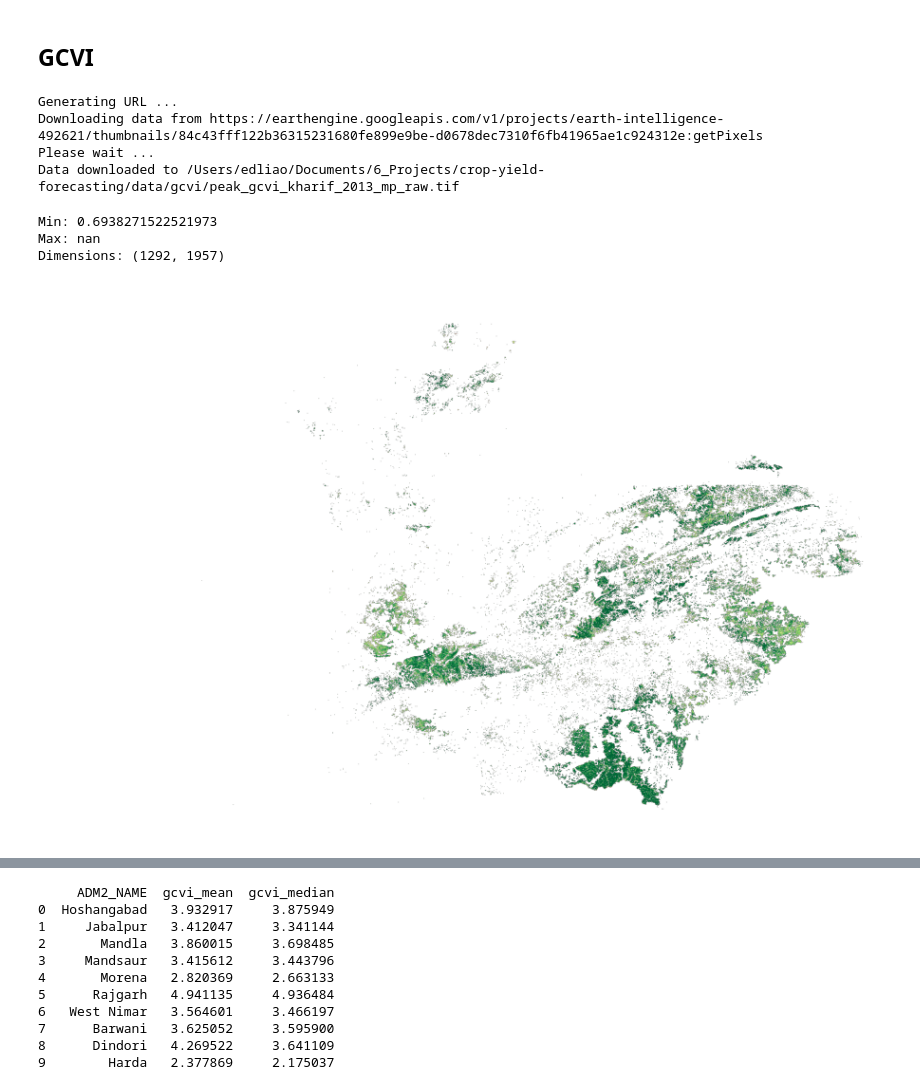
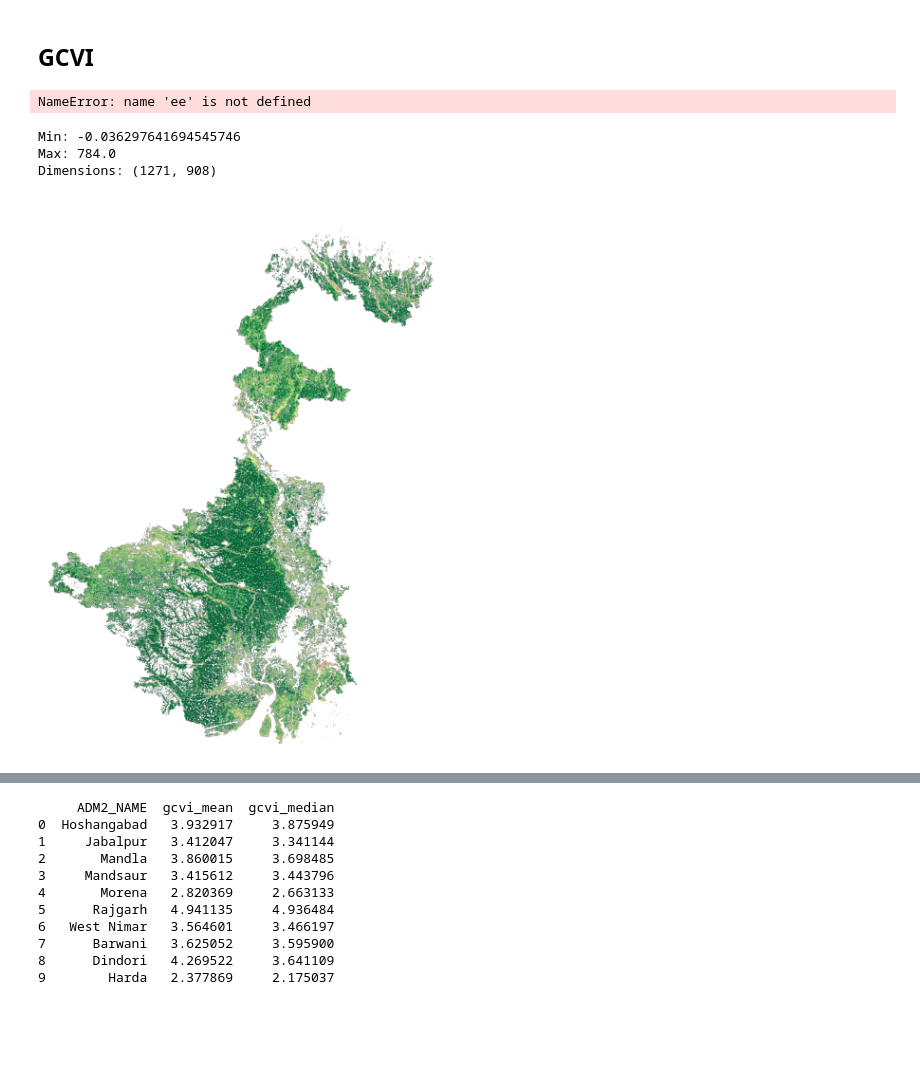
Before and after one commit to edrian-liao/crop-yield-forecasting, a Jupyter notebook: notebooks/data/madhyaPradesh.ipynb, the cells around one changed output, grey strips where cells are left out. Drawn from its saved outputs; the diff is of its cells as text; code cells hidden in the pictures; blank space fills up the shorter version.

```diff
--- a/notebooks/data/madhyaPradesh.ipynb
+++ b/notebooks/data/madhyaPradesh.ipynb
@@ -29,7 +29,7 @@ years = [2013]#
 types = ['raw']#, 'esa']#, 'gsv']
 
 for year, type in product(years, types):
-    peak_gcvi_ = ee.Image(f'projects/earth-intelligence-492621/assets/peak_gcvi_kharif_{year}_mp_{type}')
+    peak_gcvi_ = ee.Image(f'projects/earth-intelligence-492621/assets/peak_gcvi_kharif_{year}_wb_{type}')
     filename = f'../../data/gcvi/peak_gcvi_kharif_{year}_mp_{type}.tif'
     geemap.ee_export_image(
         peak_gcvi,
@@ -39,32 +39,29 @@ for year, type in product(years, types):
         region=peak_gcvi.geometry(),
     )
 # %% [output]
-Generating URL ...
-Downloading data from https://earthengine.googleapis.com/v1/projects/earth-intelligence-492621/thumbnails/84c43fff122b36315231680fe899e9be-d0678dec7310f6fb41965ae1c924312e:getPixels
-Please wait ...
-Data downloaded to /Users/edliao/Documents/6_Projects/crop-yield-forecasting/data/gcvi/peak_gcvi_kharif_2013_mp_raw.tif
+NameError: name 'ee' is not defined
 # %%
-with rio.open('../../data/gcvi/peak_gcvi_kharif_2023_mp_crop.tif') as src:
+with rio.open('../../data/gcvi/peak_gcvi_kharif_2023_wb_jordi.tif') as src:
     peak_gcvi = src.read(1).astype('float32')
     # Handle no-data values
     peak_gcvi[peak_gcvi == src.nodata] = np.nan
     # Print basic statistics
     print(f"Min: {peak_gcvi[peak_gcvi>-2].min()}")
     print(f"Max: {peak_gcvi.max()}")
     print(f"Dimensions: {peak_gcvi.shape}")
 
 plt.figure(figsize=(10, 6))
 img = plt.imshow(peak_gcvi, cmap='RdYlGn', vmin=0, vmax=5)
 # plt.colorbar(img, label='GCVI')
 # plt.title('Peak GCVI – Kharif 2023, Madhya Pradesh')
 plt.axis('off')
 plt.tight_layout()
 plt.show()
 # %% [output]
-Min: 0.6938271522521973
-Max: nan
-Dimensions: (1292, 1957)
+Min: -0.036297641694545746
+Max: 784.0
+Dimensions: (1271, 908)
-[figure, old version]
+[figure, new version]
 # %%
 # How many pixels fall within different GCVI ranges?
 unique, counts = np.unique(np.floor(peak_gcvi), return_counts=True)
```
Also changed, not shown: parts of 1 cell of this notebook, 3 other files.
